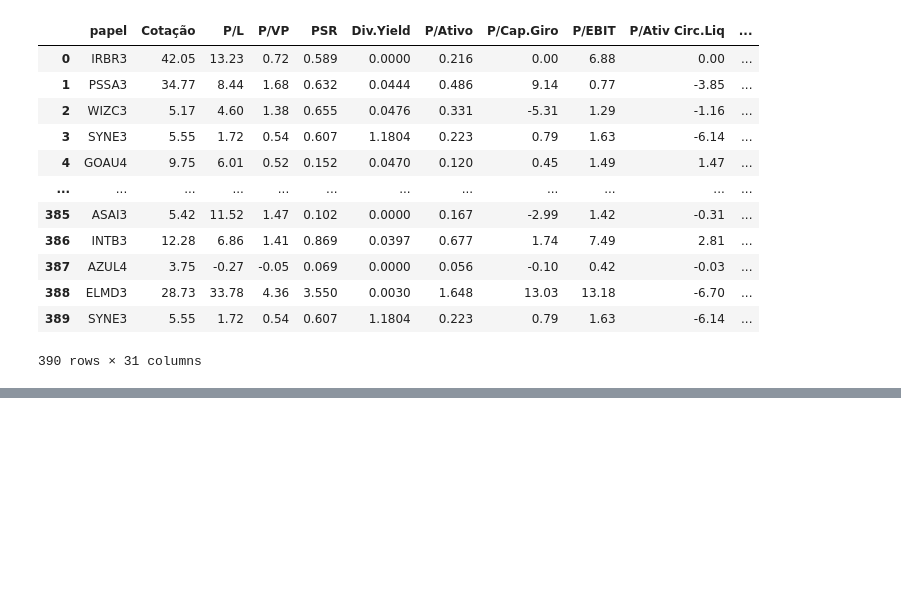
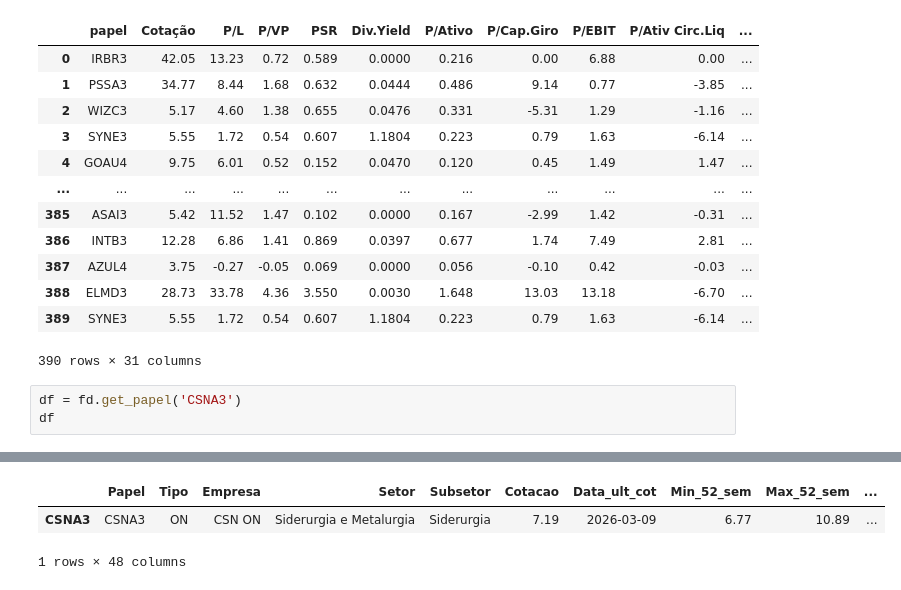
Before and after one commit to gusascorrea/magic_app, a Jupyter notebook: notebooks/testes.ipynb, the cells around one changed output, grey strips where cells are left out. Saved outputs shown, nothing was run; the diff lists cells and outputs as text; blank space fills up the shorter version.

```diff
--- a/notebooks/testes.ipynb
+++ b/notebooks/testes.ipynb
@@ -17,3 +17,7 @@ performance
 | 388 | ELMD3 | 28.73 | 33.78 | 4.36 | 3.550 | 0.0030 | 1.648 | 13.03 | 13.18 | -6.70 | ... |
 | 389 | SYNE3 | 5.55 | 1.72 | 0.54 | 0.607 | 1.1804 | 0.223 | 0.79 | 1.63 | -6.14 | ... |
 390 rows × 31 columns
+# %%
+df = fd.get_papel('CSNA3')
+df
+# %% [output]
@@ -19,0 +25,3 @@ performance
+|  | Papel | Tipo | Empresa | Setor | Subsetor | Cotacao | Data_ult_cot | Min_52_sem | Max_52_sem | ... |
+| CSNA3 | CSNA3 | ON | CSN ON | Siderurgia e Metalurgia | Siderurgia | 7.19 | 2026-03-09 | 6.77 | 10.89 | ... |
+1 rows × 48 columns
```
Also changed, not shown: parts of 9 cells of this notebook, 3 other files.
